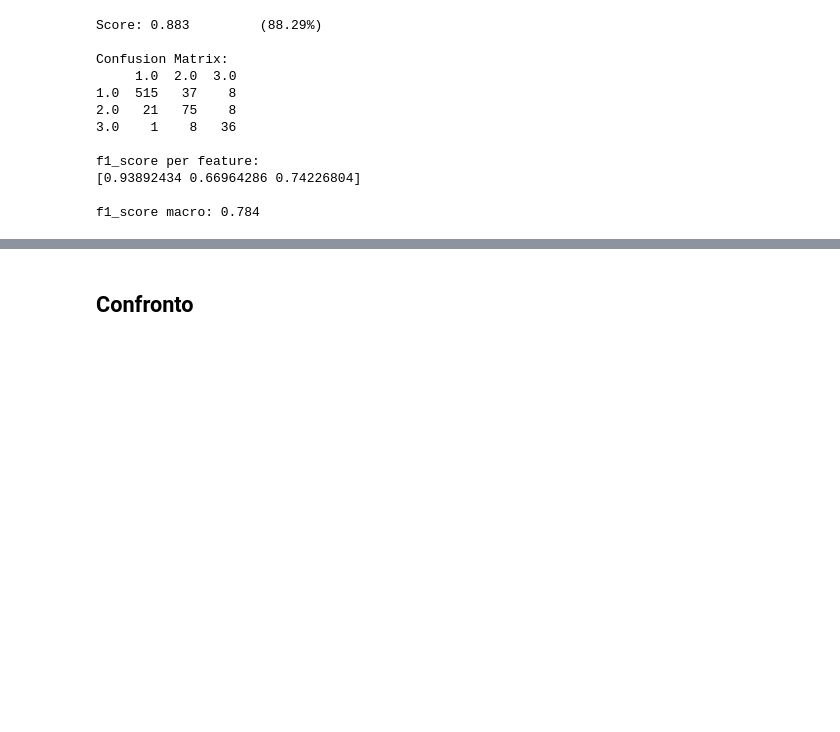
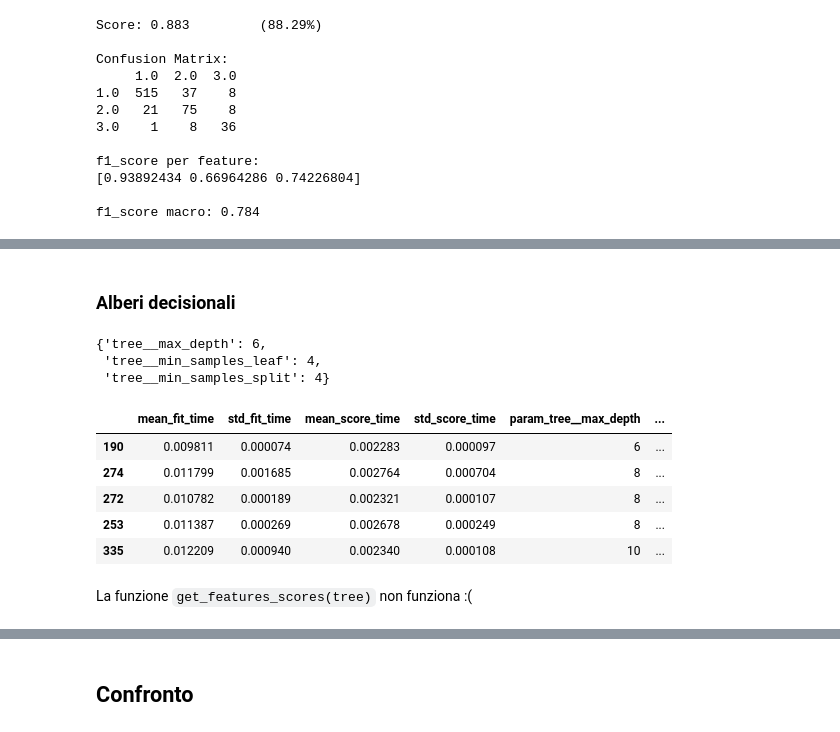
Before and after one commit to tassiluca/dia-project, a Jupyter notebook: fetal_health_classification.ipynb, the cells around one changed output, grey strips where cells are left out. Cells and saved outputs as stored; diff of their text form; code cells hidden in the pictures; blank space fills up the shorter version.

```diff
--- a/fetal_health_classification.ipynb
+++ b/fetal_health_classification.ipynb
@@ -407,0 +398,2 @@ f1_score macro: 0.794
+# %% [markdown]
+### Alberi decisionali
@@ -407,0 +402,31 @@ f1_score macro: 0.794
+# %%
+tree_model = Pipeline([
+    ("scaler", StandardScaler()),
+    ("tree", DecisionTreeClassifier())
+])
+# %%
+params_grid = {
+    "tree__max_depth": [2, 4, 6, 8, 10],
+    "tree__min_samples_leaf": np.arange(1, 10),
+    "tree__min_samples_split": np.arange(2, 20, 2)
+}
+# %%
+tree, tree_best_params, tree_ranking = \
+    get_tuned_model(tree_model, params_grid, X_train, y_train)
+# %%
+tree_best_params
+# %% [output]
+{'tree__max_depth': 6,
+ 'tree__min_samples_leaf': 4,
+ 'tree__min_samples_split': 4}
+# %%
+tree_ranking
+# %% [output]
+|  | mean_fit_time | std_fit_time | mean_score_time | std_score_time | param_tree__max_depth | ... |
+| 190 | 0.009811 | 0.000074 | 0.002283 | 0.000097 | 6 | ... |
+| 274 | 0.011799 | 0.001685 | 0.002764 | 0.000704 | 8 | ... |
+| 272 | 0.010782 | 0.000189 | 0.002321 | 0.000107 | 8 | ... |
+| 253 | 0.011387 | 0.000269 | 0.002678 | 0.000249 | 8 | ... |
+| 335 | 0.012209 | 0.000940 | 0.002340 | 0.000108 | 10 | ... |
+# %% [markdown]
+La funzione `get_features_scores(tree)` non funziona :(
```
Also changed, not shown: parts of 27 cells of this notebook.
